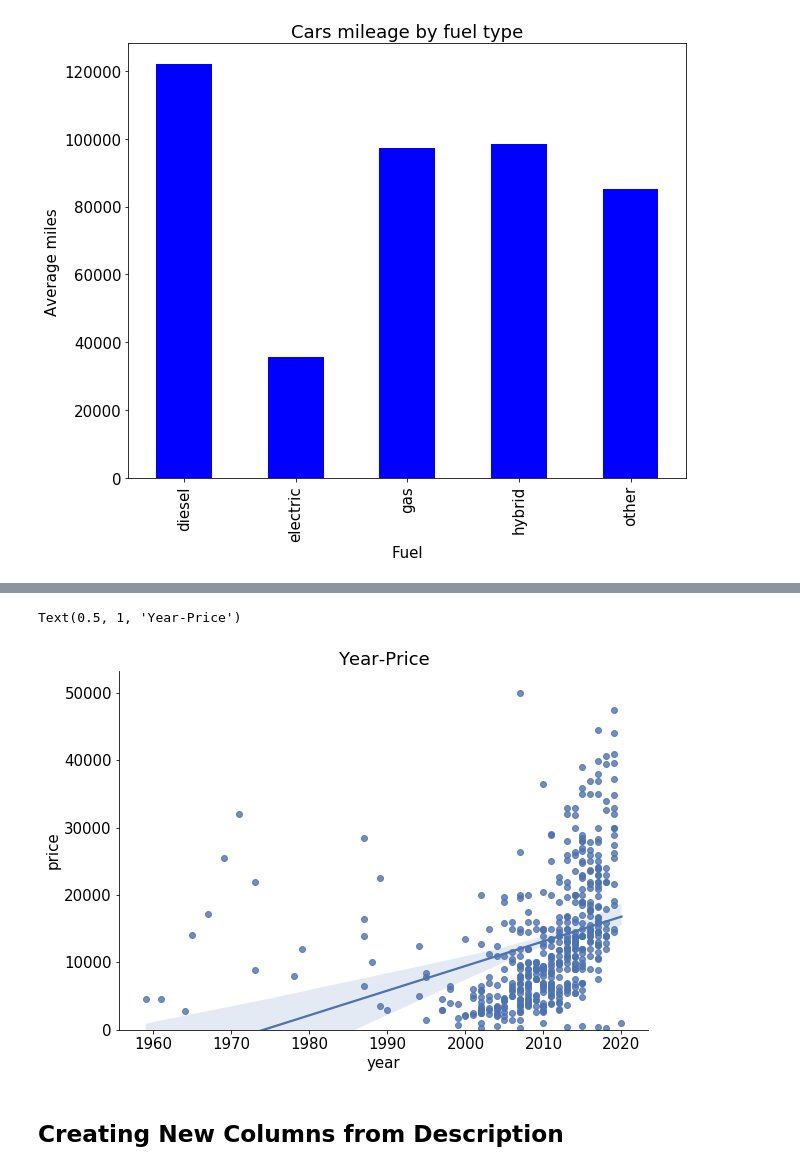
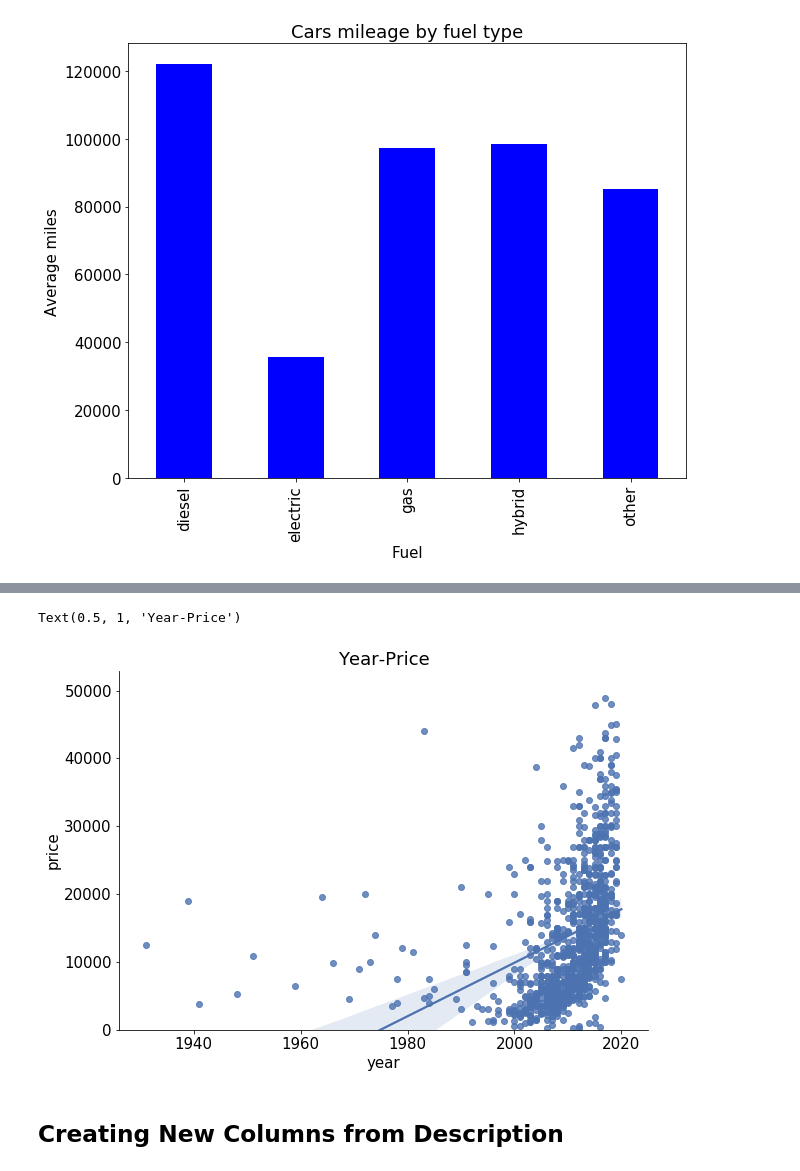
Before and after one commit to jagan-singh/Car-Price-Prediction, a Jupyter notebook: project.ipynb, the cells around one changed output, grey strips where cells are left out. Drawn from its saved outputs; the diff is of its cells as text; code cells hidden in the pictures.

```diff
--- a/project.ipynb
+++ b/project.ipynb
@@ -381,11 +386,11 @@ Text(0.5, 1, 'Miles-Price')
 # %%
-sample = dff.sample(n = 500)
+sample = dff.sample(n = 1000)
 sns.lmplot('year', 'price', data=sample[['price','year']],height = 6, aspect = 1.5)
 plt.ylim(0, None);
 plt.title('Year-Price')
 # %% [output]
 Text(0.5, 1, 'Year-Price')
-[figure, old version]
+[figure, new version]
 # %% [markdown]
 ##  Creating New Columns from Description
 # %%
```
Also changed, not shown: parts of 9 cells of this notebook.
